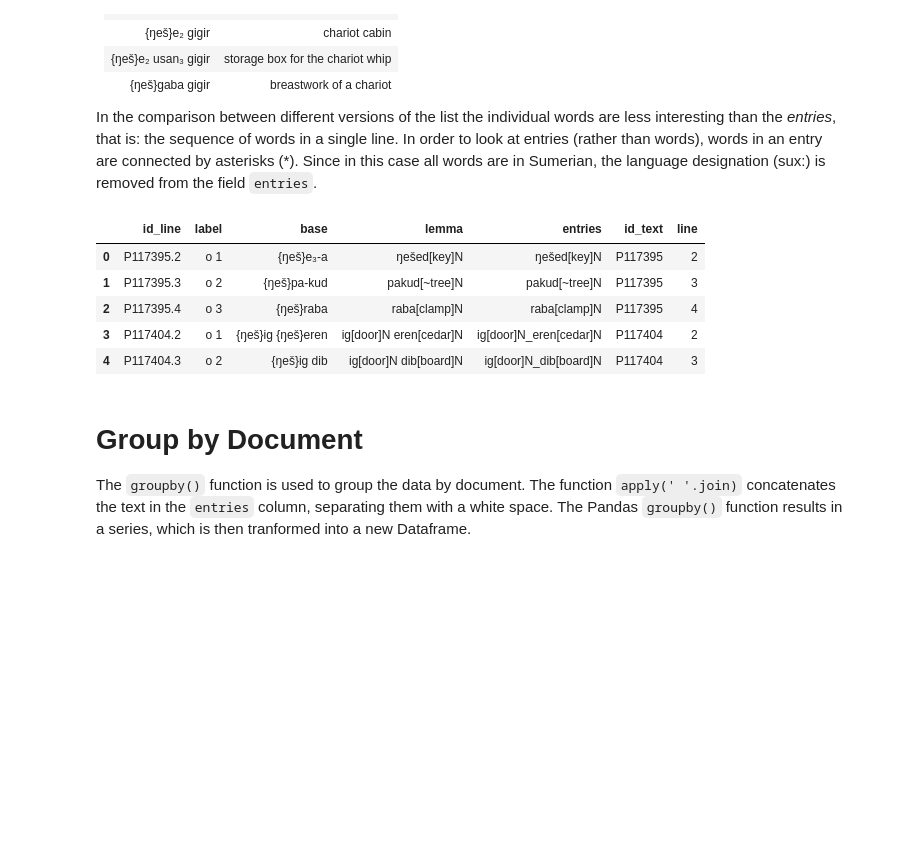
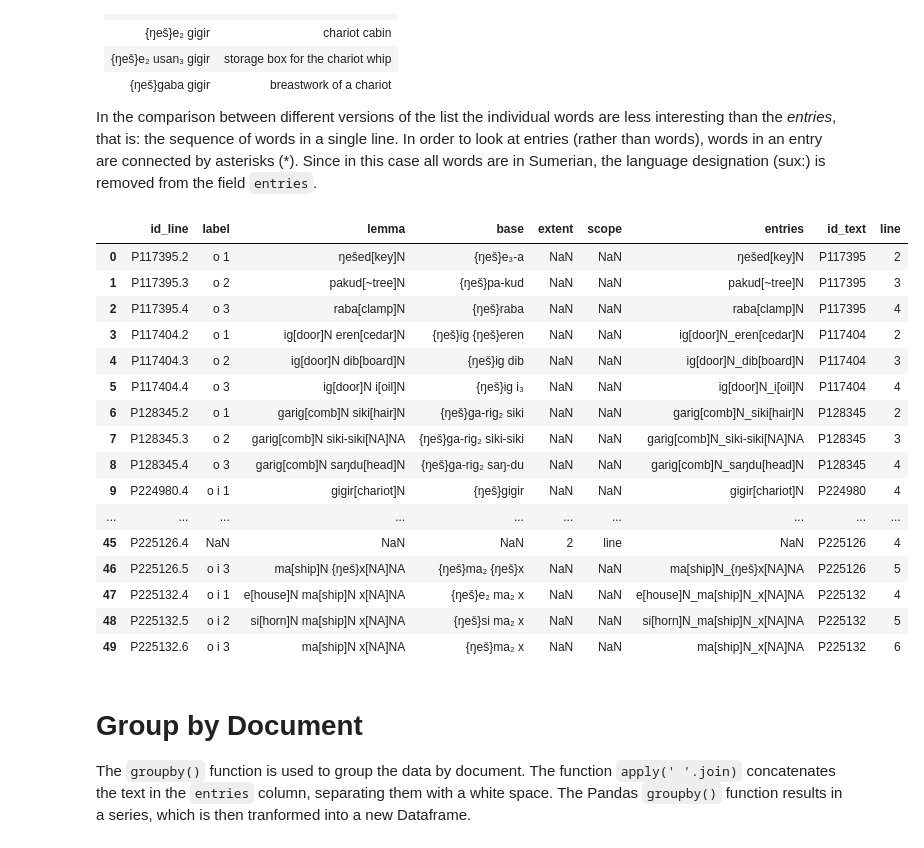
Before and after one commit to ErinBecker/digital-humanities-phylogenetics, a Jupyter notebook: scripts/Exploration_OB_wood-with_NA.ipynb, the cells around one changed output. Saved outputs shown, nothing was run; the diff lists cells and outputs as text; code cells hidden in the pictures; blank space fills up the shorter version.

```diff
--- a/scripts/Exploration_OB_wood-with_NA.ipynb
+++ b/scripts/Exploration_OB_wood-with_NA.ipynb
@@ -20,6 +20,6 @@ import re
 # Open File
 Open file `obwood.csv` and create a Dataframe in Pandas.
 # %%
-file = '../data/obwood.csv'
+file = '../data/ob_lists_wood.csv'
 df = pd.read_csv(file).drop('Unnamed: 0', axis=1)
 # %%
@@ -46,16 +57,27 @@ In the comparison between different versions of the list the individual words ar
 # %%
 df['entries'] = df['lemma']
 df['entries'] = df['entries'].str.replace(' ', '_')
 df['id_text'] = df['id_line'].str[:7]
 df['line'] = [int(re.sub('.+\.', '', line)) for line in df['id_line']] #create a line number for indexing
-df.head()
+df.head(50)
 # %% [output]
-|  | id_line | label | base | lemma | entries | id_text | line |
-| 0 | P117395.2 | o 1 | {ŋeš}e₃-a | ŋešed[key]N | ŋešed[key]N | P117395 | 2 |
-| 1 | P117395.3 | o 2 | {ŋeš}pa-kud | pakud[~tree]N | pakud[~tree]N | P117395 | 3 |
-| 2 | P117395.4 | o 3 | {ŋeš}raba | raba[clamp]N | raba[clamp]N | P117395 | 4 |
-| 3 | P117404.2 | o 1 | {ŋeš}ig {ŋeš}eren | ig[door]N eren[cedar]N | ig[door]N_eren[cedar]N | P117404 | 2 |
-| 4 | P117404.3 | o 2 | {ŋeš}ig dib | ig[door]N dib[board]N | ig[door]N_dib[board]N | P117404 | 3 |
+|  | id_line | label | lemma | base | extent | scope | entries | id_text | line |
+| 0 | P117395.2 | o 1 | ŋešed[key]N | {ŋeš}e₃-a | NaN | NaN | ŋešed[key]N | P117395 | 2 |
+| 1 | P117395.3 | o 2 | pakud[~tree]N | {ŋeš}pa-kud | NaN | NaN | pakud[~tree]N | P117395 | 3 |
+| 2 | P117395.4 | o 3 | raba[clamp]N | {ŋeš}raba | NaN | NaN | raba[clamp]N | P117395 | 4 |
+| 3 | P117404.2 | o 1 | ig[door]N eren[cedar]N | {ŋeš}ig {ŋeš}eren | NaN | NaN | ig[door]N_eren[cedar]N | P117404 | 2 |
+| 4 | P117404.3 | o 2 | ig[door]N dib[board]N | {ŋeš}ig dib | NaN | NaN | ig[door]N_dib[board]N | P117404 | 3 |
+| 5 | P117404.4 | o 3 | ig[door]N i[oil]N | {ŋeš}ig i₃ | NaN | NaN | ig[door]N_i[oil]N | P117404 | 4 |
+| 6 | P128345.2 | o 1 | garig[comb]N siki[hair]N | {ŋeš}ga-rig₂ siki | NaN | NaN | garig[comb]N_siki[hair]N | P128345 | 2 |
+| 7 | P128345.3 | o 2 | garig[comb]N siki-siki[NA]NA | {ŋeš}ga-rig₂ siki-siki | NaN | NaN | garig[comb]N_siki-siki[NA]NA | P128345 | 3 |
+| 8 | P128345.4 | o 3 | garig[comb]N saŋdu[head]N | {ŋeš}ga-rig₂ saŋ-du | NaN | NaN | garig[comb]N_saŋdu[head]N | P128345 | 4 |
+| 9 | P224980.4 | o i 1 | gigir[chariot]N | {ŋeš}gigir | NaN | NaN | gigir[chariot]N | P224980 | 4 |
+| ... | ... | ... | ... | ... | ... | ... | ... | ... | ... |
+| 45 | P225126.4 | NaN | NaN | NaN | 2 | line | NaN | P225126 | 4 |
+| 46 | P225126.5 | o i 3 | ma[ship]N {ŋeš}x[NA]NA | {ŋeš}ma₂ {ŋeš}x | NaN | NaN | ma[ship]N_{ŋeš}x[NA]NA | P225126 | 5 |
+| 47 | P225132.4 | o i 1 | e[house]N ma[ship]N x[NA]NA | {ŋeš}e₂ ma₂ x | NaN | NaN | e[house]N_ma[ship]N_x[NA]NA | P225132 | 4 |
+| 48 | P225132.5 | o i 2 | si[horn]N ma[ship]N x[NA]NA | {ŋeš}si ma₂ x | NaN | NaN | si[horn]N_ma[ship]N_x[NA]NA | P225132 | 5 |
+| 49 | P225132.6 | o i 3 | ma[ship]N x[NA]NA | {ŋeš}ma₂ x | NaN | NaN | ma[ship]N_x[NA]NA | P225132 | 6 |
 # %% [markdown]
 # Group by Document
 The `groupby()` function is used to group the data by document. The function `apply(' '.join)` concatenates the text in the `entries` column, separating them with a white space. The Pandas `groupby()` function results in a series, which is then tranformed into a new Dataframe.
```
Also changed, not shown: parts of 9 cells of this notebook, 2 other files.
